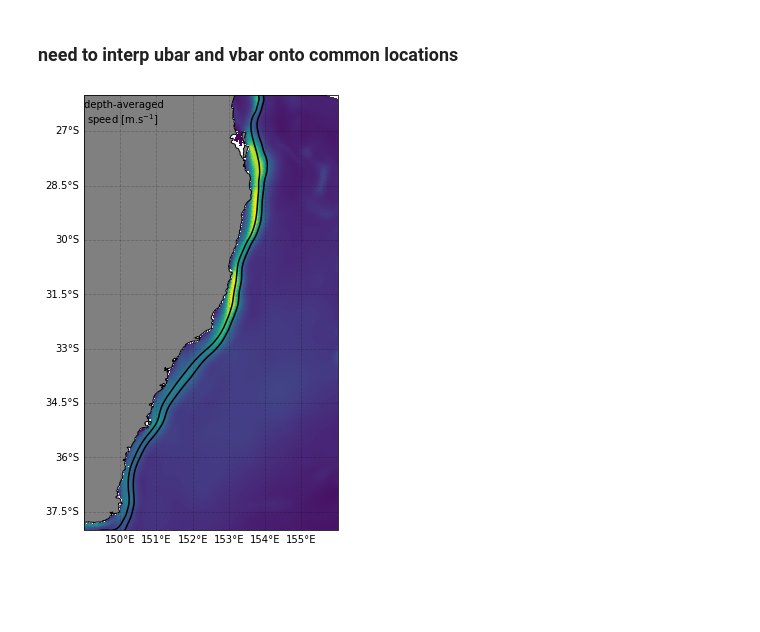
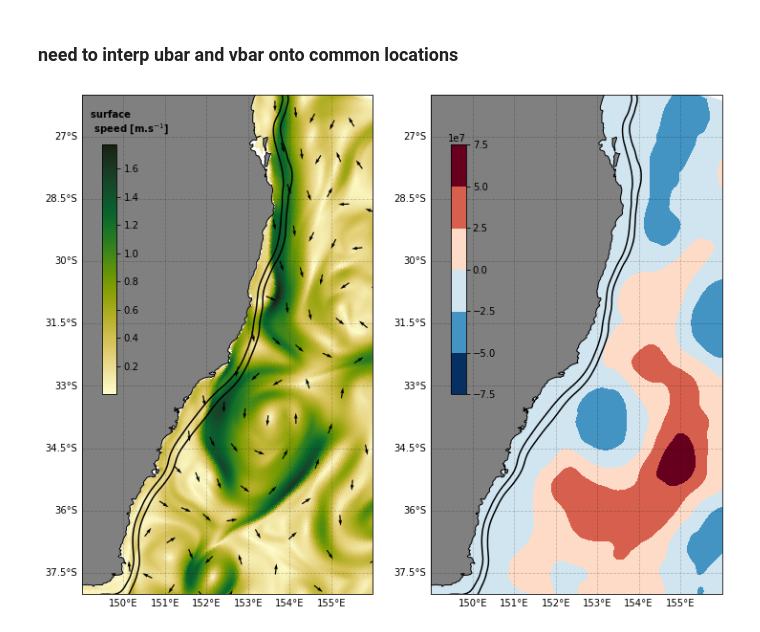
Before and after one commit to nmalan/EAC_Xshelf_volume_transport, a Jupyter notebook: Intro_fig_plot.ipynb, the cells around one changed output. Saved outputs shown, nothing was run; the diff lists cells and outputs as text; code cells hidden in the pictures; blank space fills up the shorter version.

```diff
--- a/Intro_fig_plot.ipynb
+++ b/Intro_fig_plot.ipynb
@@ -45,3 +46,5 @@ ds = xr.open_mfdataset(filelist, chunks=chunks, data_vars='minimal',compat='over
+# %%
+ds=xr.open_dataset('../../outer_avg_01461.nc')
 # %% [markdown]
 ## Creating a grid object
 While xgcm doesn't currently have an implementation for the SGRID convention for ROMS, a workaround consist on renaming eta_u and xi_v dimensions to rho. With this replacement 'psi' points have now a position (eta_v, xi_u). See issue here https://github.com/xgcm/xgcm/issues/108
@@ -107,32 +110,86 @@ def magnitude(a, b):
 # %% [markdown]
 ### need to interp ubar and vbar onto common locations
 # %%
-ubar_rho = grid.interp(ds.ubar,'X',boundary='fill')
-vbar_rho = grid.interp(ds.vbar,'Y',boundary='fill')
+ubar_rho = grid.interp(ds.u.isel(s_rho=-1),'X',boundary='fill')
+vbar_rho = grid.interp(ds.v.isel(s_rho=-1),'Y',boundary='fill')
 # %%
 ds['speed_bar'] = magnitude(ubar_rho,vbar_rho)
+# %%
+# Choose day to plot
+day = 10
+
+# set up normalised vectors to show direction
+X = ds.lon_rho
+Y = ds.lat_rho
+
+# normalise arrows to only show direction
+U = (ubar_rho/ds.speed_bar).isel(ocean_time=day)
+V = (vbar_rho/ds.speed_bar).isel(ocean_time=day)
 # %%
-fig = plt.figure(figsize=(15,8))
+fig = plt.figure(figsize=(12,10))
 #set coastline
 coast = cfeature.NaturalEarthFeature(category='physical', scale='10m',
                             facecolor='none', name='coastline')
 
+skip = (slice(None, None, 20), slice(None, None, 20))
+
 #plot
 ax = plt.subplot(1,2,1,projection=ccrs.PlateCarree())
 feature = ax.add_feature(coast, edgecolor='black',facecolor='gray')
-im=ds.speed_bar.mean('ocean_time').plot.pcolormesh('lon_rho', 'lat_rho', ax=ax,add_colorbar=False)
+im=ds.speed_bar.isel(ocean_time=day).plot.pcolormesh('lon_rho', 'lat_rho',cmap=cmocean.cm.speed, ax=ax,add_colorbar=False)
+ds.h.plot.contour('lon_rho', 'lat_rho', ax=ax, colors='black', levels=[200,1000])
+Q = plt.quiver(X[skip], Y[skip], U[skip], V[skip], units='width')
+ax.set_extent([149,156,-26,-38])
+#make pretty gridlines and labels
+gl = ax.gridlines(draw_labels=True,
+             color='black', alpha=0.2, linestyle='--')
+gl.xformatter = LONGITUDE_FORMATTER
+gl.yformatter = LATITUDE_FORMATTER
+gl.right_labels = False
+gl.top_labels = False
+#label to tell what it is
+plt.text(149.2,-26.9,'surface \n speed [m.s$^{-1}$]',weight='bold')
+
+# colorbar
+cax = inset_axes(ax,
+                 width="5%",  # width = 10% of parent_bbox width
+                 height="50%",  # height : 50%
+                 loc='lower left',
+                 bbox_to_anchor=(.07,.4, 1, 1),
+                 bbox_transform=ax.transAxes,
+                 borderpad=0,
+                 )
+fig.colorbar(im, cax=cax)
+
+ax = plt.subplot(1,2,2,projection=ccrs.PlateCarree())
+feature = ax.add_feature(coast, edgecolor='black',facecolor='gray')
+im=ds.psi_rho.isel(ocean_time=day).plot.contourf('lon_rho', 'lat_rho', ax=ax,add_colorbar=False)
 ds.h.plot.contour('lon_rho', 'lat_rho', ax=ax, colors='black', levels=[200,1000])
 ax.set_extent([149,156,-26,-38])
 #make pretty gridlines and labels
 gl = ax.gridlines(draw_labels=True,
              color='black', alpha=0.2, linestyle='--')
 gl.xformatter = LONGITUDE_FORMATTER
 gl.yformatter = LATITUDE_FORMATTER
 gl.right_labels = False
 gl.top_labels = False
+#label to tell what it is
+# plt.text(149.2,-26.9,'surface \n speed [m.s$^{-1}$]',weight='bold')
 
-#label to tell what it is
-plt.text(149,-26.8,'depth-averaged \n speed [m.s$^{-1}$]')
-plt.savefig('Figures/speed_bar.png', dpi=300)
+# colorbar
+cax = inset_axes(ax,
+                 width="5%",  # width = 10% of parent_bbox width
+                 height="50%",  # height : 50%
+                 loc='lower left',
+                 bbox_to_anchor=(.07,.4, 1, 1),
+                 bbox_transform=ax.transAxes,
+                 borderpad=0,
+                 )
+fig.colorbar(im, cax=cax)
+
+
+
+
+plt.savefig('Figures/speed_surf.png', dpi=300)
 # %% [output]
-[figure, old version]
+[figure, new version]
```
Also changed, not shown: parts of 7 cells of this notebook.
